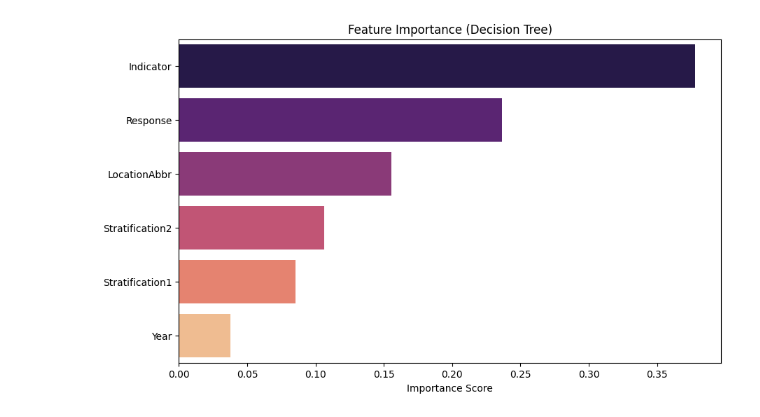
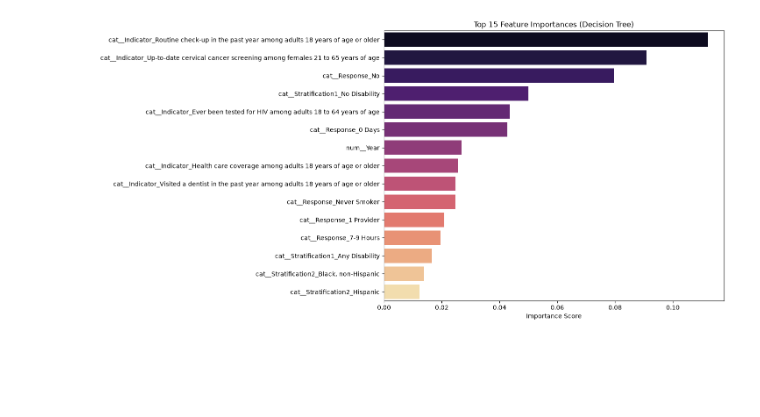
Before and after one commit to Prayas04/DHDS_pred, a Jupyter notebook: model.ipynb, the cells around one changed output. Cells and saved outputs as stored; diff of their text form; code cells hidden in the pictures; blank space fills up the shorter version.

```diff
--- a/model.ipynb
+++ b/model.ipynb
@@ -27,8 +27,11 @@ import numpy as np
 import matplotlib.pyplot as plt
 import seaborn as sns
 from sklearn.model_selection import train_test_split
-from sklearn.preprocessing import LabelEncoder, StandardScaler
+from sklearn.preprocessing import OneHotEncoder, StandardScaler, StandardScaler
 from sklearn.linear_model import LogisticRegression, LinearRegression
+from sklearn.ensemble import RandomForestClassifier, RandomForestRegressor
+from sklearn.compose import ColumnTransformer
+from sklearn.pipeline import Pipeline
 from sklearn.tree import DecisionTreeClassifier
 from sklearn.neighbors import KNeighborsClassifier
 from sklearn.naive_bayes import GaussianNB
@@ -52,19 +55,26 @@ y_class = df['Target_Class']
 y_reg = df['Data_Value']
 
 # Encode Categorical Variables
-label_encoders = {}
-for col in ['LocationAbbr', 'Indicator', 'Stratification1', 'Response', 'Stratification2']:
-    le = LabelEncoder()
-    X[col] = le.fit_transform(X[col])
-    label_encoders[col] = le
+# 1. Train Test Split FIRST (To prevent Data Leakage)
+X_train, X_test, y_train_class, y_test_class = train_test_split(X, y_class, test_size=0.2, random_state=42)
+X_train_reg, X_test_reg, y_train_reg, y_test_reg = train_test_split(X, y_reg, test_size=0.2, random_state=42)
 
-# Scale Features
-scaler = StandardScaler()
-X_scaled = scaler.fit_transform(X)
+# 2. Setup ColumnTransformer for Proper Encoding and Scaling
+categorical_cols = ['LocationAbbr', 'Indicator', 'Stratification1', 'Response', 'Stratification2']
+numeric_cols = ['Year']
 
-# Split Data
-X_train, X_test, y_train_class, y_test_class = train_test_split(X_scaled, y_class, test_size=0.2, random_state=42)
-X_train_reg, X_test_reg, y_train_reg, y_test_reg = train_test_split(X_scaled, y_reg, test_size=0.2, random_state=42)
+preprocessor = ColumnTransformer(
+    transformers=[
+        ('num', StandardScaler(), numeric_cols),
+        ('cat', OneHotEncoder(handle_unknown='ignore', sparse_output=False), categorical_cols)
+    ])
+
+# 3. Fit on Train, Transform Test (Prevents Leakage)
+X_train_scaled = preprocessor.fit_transform(X_train)
+X_test_scaled = preprocessor.transform(X_test)
+
+X_train_reg_scaled = preprocessor.fit_transform(X_train_reg)
+X_test_reg_scaled = preprocessor.transform(X_test_reg)
 
 # 3. Classification Models with Comprehensive Metrics
 models = {
@@ -72,7 +82,8 @@ models = {
     "Decision Tree Classifier": DecisionTreeClassifier(random_state=42),
     "KNN": KNeighborsClassifier(),
     "Naive Bayes": GaussianNB(),
-    "SVM": SVC(random_state=42, probability=True) # Enable probability for ROC
+    "SVM": SVC(random_state=42, probability=True),
+    "Random Forest Classifier": RandomForestClassifier(n_estimators=100, random_state=42)
 }
 
 metrics_results = []
@@ -84,8 +95,8 @@ print(f"{'Model':<25} {'Accuracy':<10} {'Precision':<10} {'Recall':<10} {'F1-Sco
 print("-" * 65)
 
 for name, model in models.items():
-    model.fit(X_train, y_train_class)
-    preds = model.predict(X_test)
+    model.fit(X_train_scaled, y_train_class)
+    preds = model.predict(X_test_scaled)
 
     # Calculate Metrics
     acc = accuracy_score(y_test_class, preds)
@@ -108,27 +119,31 @@ for name, model in models.items():
 
     # Store ROC Curve Data
     if hasattr(model, "predict_proba"):
-        probs = model.predict_proba(X_test)[:, 1]
+        probs = model.predict_proba(X_test_scaled)[:, 1]
         fpr, tpr, _ = roc_curve(y_test_class, probs)
         roc_auc = auc(fpr, tpr)
         roc_curves[name] = (fpr, tpr, roc_auc)
 
 # 4. Regression Evaluation
 lin_reg = LinearRegression()
-lin_reg.fit(X_train_reg, y_train_reg)
-reg_preds = lin_reg.predict(X_test_reg)
-mse = mean_squared_error(y_test_reg, reg_preds)
-mae = mean_absolute_error(y_test_reg, reg_preds)
-r2 = r2_score(y_test_reg, reg_preds)
+lin_reg.fit(X_train_reg_scaled, y_train_reg)
+reg_preds = lin_reg.predict(X_test_reg_scaled)
+
+rf_reg = RandomForestRegressor(n_estimators=100, random_state=42)
+rf_reg.fit(X_train_reg_scaled, y_train_reg)
+rf_reg_preds = rf_reg.predict(X_test_reg_scaled)
 
 print("\nLinear Regression Metrics:")
-print(f"MSE: {mse:.4f}")
-print(f"MAE: {mae:.4f}")
-print(f"R2 Score: {r2:.4f}")
+print(f"MSE: {mean_squared_error(y_test_reg, reg_preds):.4f}")
+print(f"R2 Score: {r2_score(y_test_reg, reg_preds):.4f}")
+
+print("\nRandom Forest Regression Metrics:")
+print(f"MSE: {mean_squared_error(y_test_reg, rf_reg_preds):.4f}")
+print(f"R2 Score: {r2_score(y_test_reg, rf_reg_preds):.4f}")
 
 # 5. K-Means Clustering
 kmeans = KMeans(n_clusters=2, random_state=42)
-clusters = kmeans.fit_predict(X_scaled)
+clusters = kmeans.fit_predict(X_train_scaled)
 
 # --- VISUALIZATIONS ---
 
@@ -178,11 +193,15 @@ plt.show()
 dt_model = models['Decision Tree Classifier']
 importances = dt_model.feature_importances_
 indices = np.argsort(importances)[::-1]
-feature_names = np.array(feature_cols)[indices]
 
-plt.figure(figsize=(10, 6))
-sns.barplot(x=importances[indices], y=feature_names, hue=feature_names, palette='magma', legend=False)
-plt.title('Feature Importance (Decision Tree)')
+# Fix: Extract the expanded feature names from the ColumnTransformer (OneHotEncoder)
+feature_names = preprocessor.get_feature_names_out()[indices]
+
+# Fix: Since OneHotEncoder creates ~100 features, plot only the Top 15
+top_n = 15
+plt.figure(figsize=(10, 8))
+sns.barplot(x=importances[indices][:top_n], y=feature_names[:top_n], hue=feature_names[:top_n], palette='magma', legend=False)
+plt.title(f'Top {top_n} Feature Importances (Decision Tree)')
 plt.xlabel('Importance Score')
 plt.show()
 
@@ -197,7 +216,7 @@ plt.show()
 
 # 6. K-Means PCA Visualization
 pca = PCA(n_components=2)
-X_pca = pca.fit_transform(X_scaled)
+X_pca = pca.fit_transform(X_train_scaled)
 
 plt.figure(figsize=(10, 6))
 sns.scatterplot(x=X_pca[:, 0], y=X_pca[:, 1], hue=clusters, palette='viridis', alpha=0.6, s=50)
@@ -225 +248 @@ R2 Score: 0.0184
-[figure, old version]
+[figure, new version]
```
Also changed, not shown: parts of 2 cells of this notebook, 10 other files.
